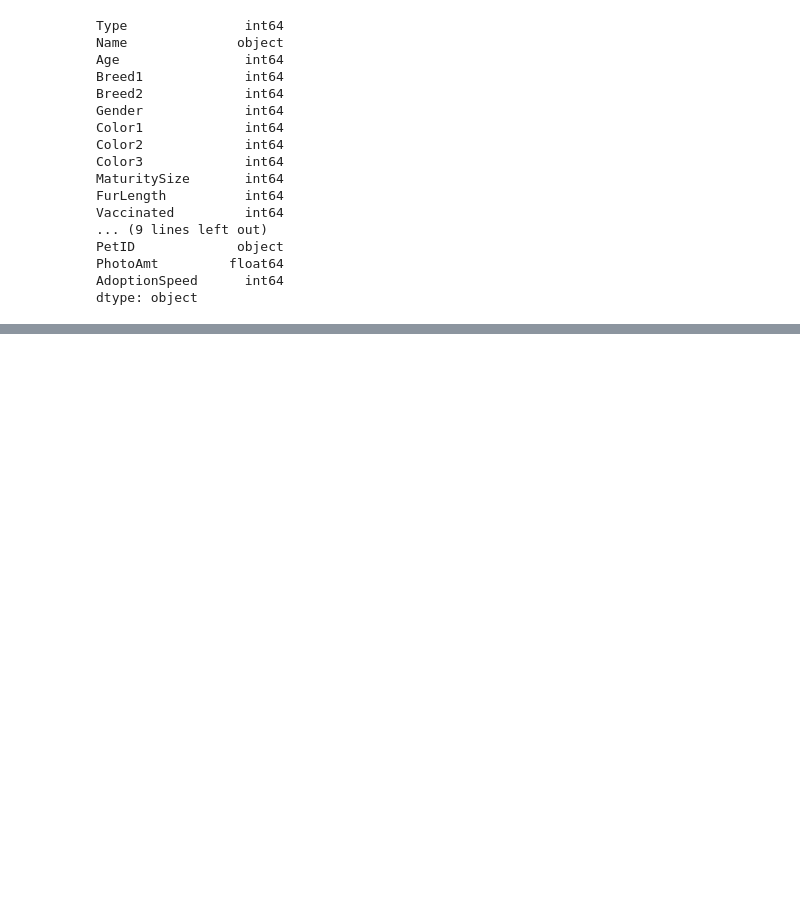
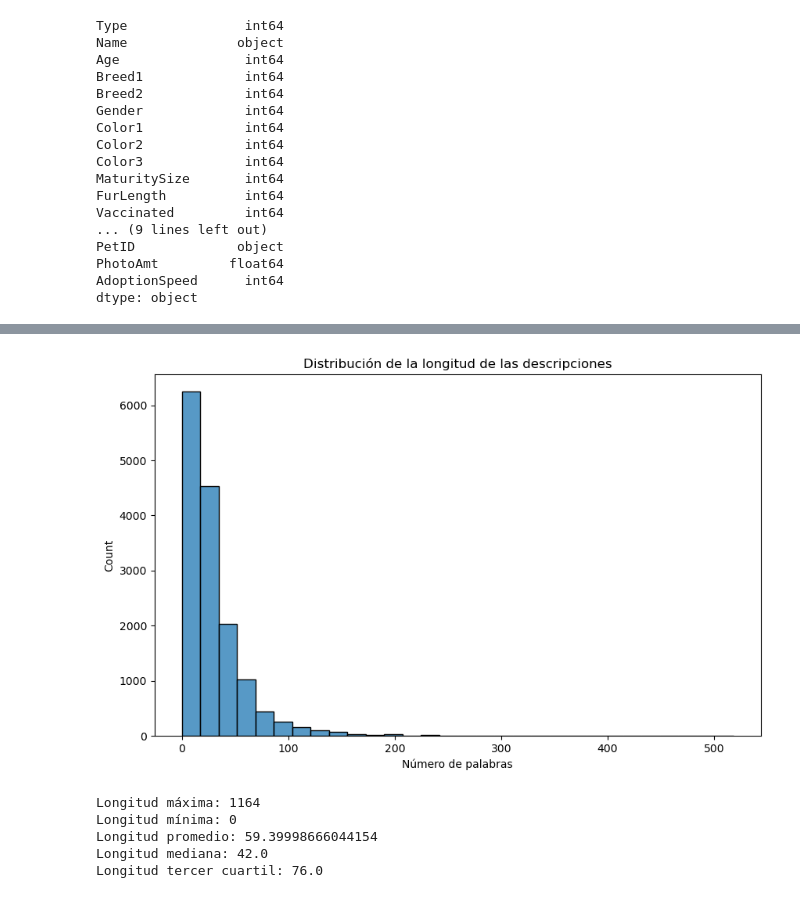
Before and after one commit to AdrianDVnqn/UA_MDM_Labo2_Grupo12, a Jupyter notebook: analisis_nulls.ipynb, the cells around one changed output, grey strips where cells are left out. Cells and saved outputs as stored; diff of their text form; code cells hidden in the pictures; blank space fills up the shorter version.

Commit message:
analisis description

```diff
--- a/analisis_nulls.ipynb
+++ b/analisis_nulls.ipynb
@@ -144,0 +171,30 @@ X_train, X_test, y_train, y_test = train_test_split(X, y, test_size=0.2, random_
+# %%
+# Añadir columna con la longitud de cada descripción
+dataset['longitud_descripcion'] = dataset['Description_limpia'].apply(lambda x: len(x.split()) if isinstance(x, str) else 0)
+dataset['cantidad_palabras_no_stopwords'] = dataset['Description_limpia'].apply(lambda x: len([word for word in x.split() if word.lower() not in ENGLISH_STOP_WORDS]) if isinstance(x, str) else 0)
+dataset['stopwords_eliminadas'] = dataset['Description_limpia'].apply(lambda x: ([word for word in x.split() if word.lower() in ENGLISH_STOP_WORDS]) if isinstance(x, str) else 0)
+
+
+
+plt.figure(figsize=(10, 6))
+sns.histplot(dataset['cantidad_palabras_no_stopwords'], bins=30)
+
+
+
+plt.title('Distribución de la longitud de las descripciones')
+plt.xlabel('Número de palabras')
+plt.show()
+# %% [output]
+[figure, added]
+# %%
+print("Longitud máxima:", dataset['longitud_descripcion'].max())
+print("Longitud mínima:", dataset['longitud_descripcion'].min())
+print("Longitud promedio:", dataset['longitud_descripcion'].mean())
+print("Longitud mediana:", dataset['longitud_descripcion'].median())
+print("Longitud tercer cuartil:", dataset['longitud_descripcion'].quantile(0.75))
+# %% [output]
+Longitud máxima: 1164
+Longitud mínima: 0
+Longitud promedio: 59.39998666044154
+Longitud mediana: 42.0
+Longitud tercer cuartil: 76.0
```
Also changed, not shown: parts of 14 cells of this notebook.
